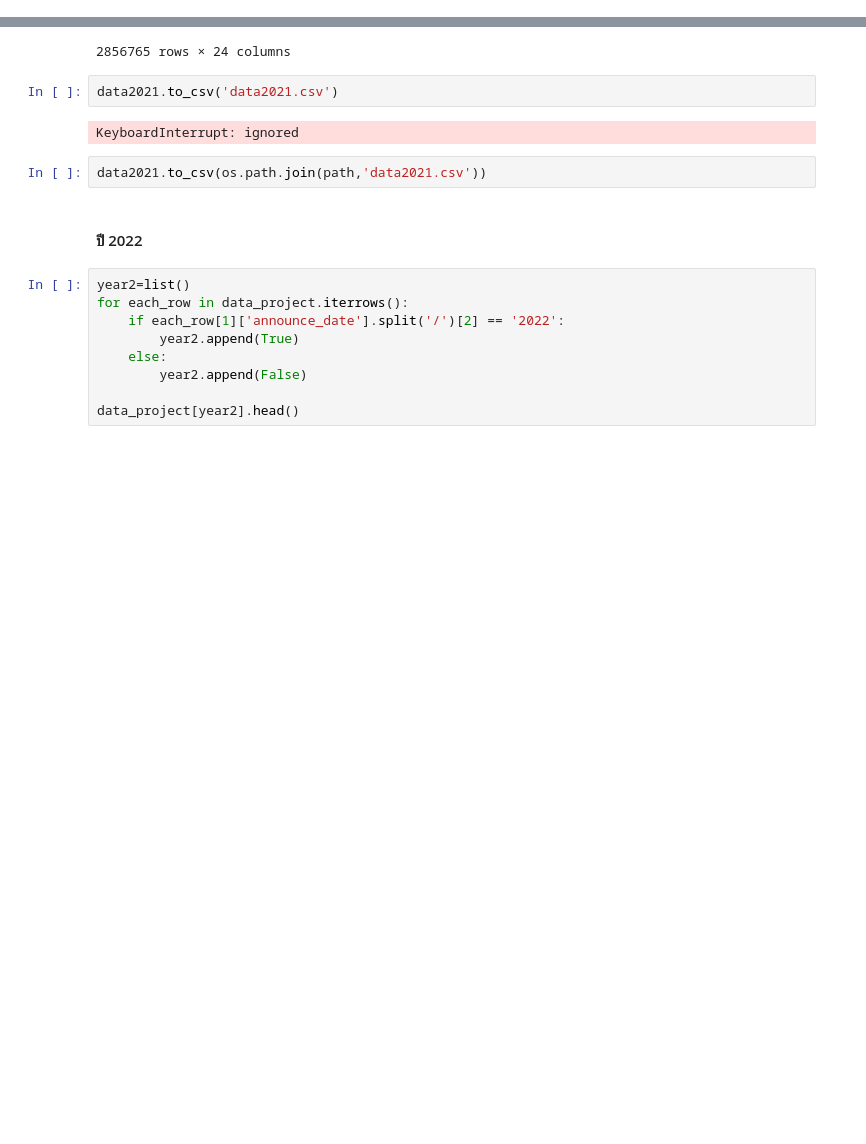
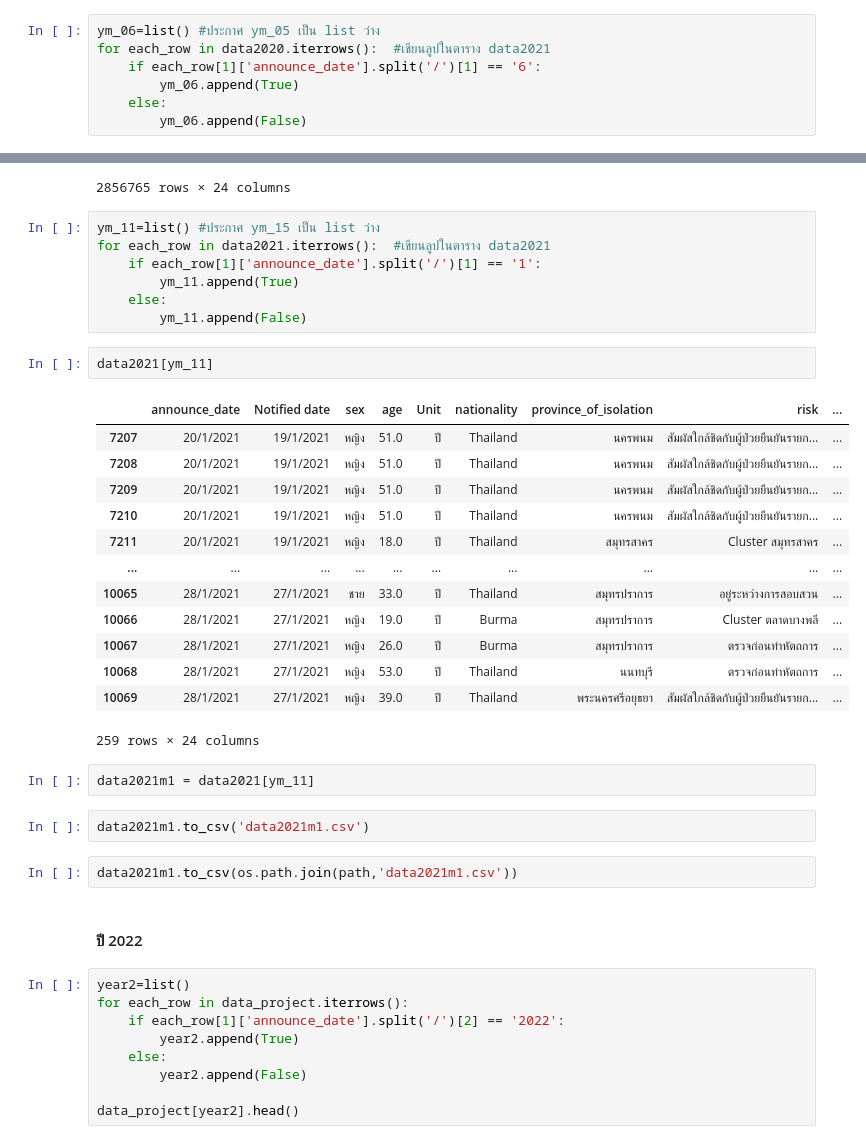
Before and after one commit to Umaporn19/data_viz_2022, a Jupyter notebook: Project_Dataviz.ipynb, the cells around one changed output, grey strips where cells are left out. Drawn from its saved outputs; the diff is of its cells as text; blank space fills up the shorter version.

```diff
--- a/Project_Dataviz.ipynb
+++ b/Project_Dataviz.ipynb
@@ -1081,3 +1072,10 @@ data2020
 | 2508 | 13/11/2020 | 12/11/2020 | ชาย | 43.0 | ปี | France | กรุงเทพมหานคร | ผู้ที่เดินทางมาจากต่างประเทศ และเ... | ... |
 | 2509 | 13/11/2020 | 12/11/2020 | ชาย | 42.0 | ปี | Kuwait | กรุงเทพมหานคร | ผู้ที่เดินทางมาจากต่างประเทศ และเ... | ... |
 65 rows × 24 columns
+# %%
+ym_06=list() #ประกาศ ym_05 เป็น list ว่าง
+for each_row in data2020.iterrows():  #เขียนลูปในตาราง data2021
+    if each_row[1]['announce_date'].split('/')[1] == '6':
+        ym_06.append(True)
+    else:
+        ym_06.append(False)
@@ -1137,12 +1147,35 @@ data2021
 | 3989833 | 23/12/2021 | 22/12/2021 | ชาย | 34.0 | ปี | American | กรุงเทพมหานคร | ผู้ที่เดินทางมาจากต่างประเทศ และเ... | ... |
 | 3989834 | 23/12/2021 | 22/12/2021 | ชาย | 34.0 | ปี | American | กรุงเทพมหานคร | ผู้ที่เดินทางมาจากต่างประเทศ และเ... | ... |
 2856765 rows × 24 columns
+# %%
+ym_11=list() #ประกาศ ym_15 เป็น list ว่าง
+for each_row in data2021.iterrows():  #เขียนลูปในตาราง data2021
+    if each_row[1]['announce_date'].split('/')[1] == '1':
+        ym_11.append(True)
+    else:
+        ym_11.append(False)
+# %%
+data2021[ym_11]
+# %% [output]
+|  | announce_date | Notified date | sex | age | Unit | nationality | province_of_isolation | risk | ... |
+| 7207 | 20/1/2021 | 19/1/2021 | หญิง | 51.0 | ปี | Thailand | นครพนม | สัมผัสใกล้ชิดกับผู้ป่วยยืนยันรายก... | ... |
+| 7208 | 20/1/2021 | 19/1/2021 | หญิง | 51.0 | ปี | Thailand | นครพนม | สัมผัสใกล้ชิดกับผู้ป่วยยืนยันรายก... | ... |
+| 7209 | 20/1/2021 | 19/1/2021 | หญิง | 51.0 | ปี | Thailand | นครพนม | สัมผัสใกล้ชิดกับผู้ป่วยยืนยันรายก... | ... |
+| 7210 | 20/1/2021 | 19/1/2021 | หญิง | 51.0 | ปี | Thailand | นครพนม | สัมผัสใกล้ชิดกับผู้ป่วยยืนยันรายก... | ... |
+| 7211 | 20/1/2021 | 19/1/2021 | หญิง | 18.0 | ปี | Thailand | สมุทรสาคร | Cluster สมุทรสาคร | ... |
+| ... | ... | ... | ... | ... | ... | ... | ... | ... | ... |
+| 10065 | 28/1/2021 | 27/1/2021 | ชาย | 33.0 | ปี | Thailand | สมุทรปราการ | อยู่ระหว่างการสอบสวน | ... |
+| 10066 | 28/1/2021 | 27/1/2021 | หญิง | 19.0 | ปี | Burma | สมุทรปราการ | Cluster ตลาดบางพลี | ... |
+| 10067 | 28/1/2021 | 27/1/2021 | หญิง | 26.0 | ปี | Burma | สมุทรปราการ | ตรวจก่อนทำหัตถการ | ... |
+| 10068 | 28/1/2021 | 27/1/2021 | หญิง | 53.0 | ปี | Thailand | นนทบุรี | ตรวจก่อนทำหัตถการ | ... |
+| 10069 | 28/1/2021 | 27/1/2021 | หญิง | 39.0 | ปี | Thailand | พระนครศรีอยุธยา | สัมผัสใกล้ชิดกับผู้ป่วยยืนยันรายก... | ... |
+259 rows × 24 columns
+# %%
+data2021m1 = data2021[ym_11]
 # %%
-data2021.to_csv('data2021.csv')
+data2021m1.to_csv('data2021m1.csv')
-# %% [output]
-KeyboardInterrupt: ignored
 # %%
-data2021.to_csv(os.path.join(path,'data2021.csv'))
+data2021m1.to_csv(os.path.join(path,'data2021m1.csv'))
 # %% [markdown]
 #### ปี 2022
 # %%
```
Also changed, not shown: parts of 16 cells of this notebook.
